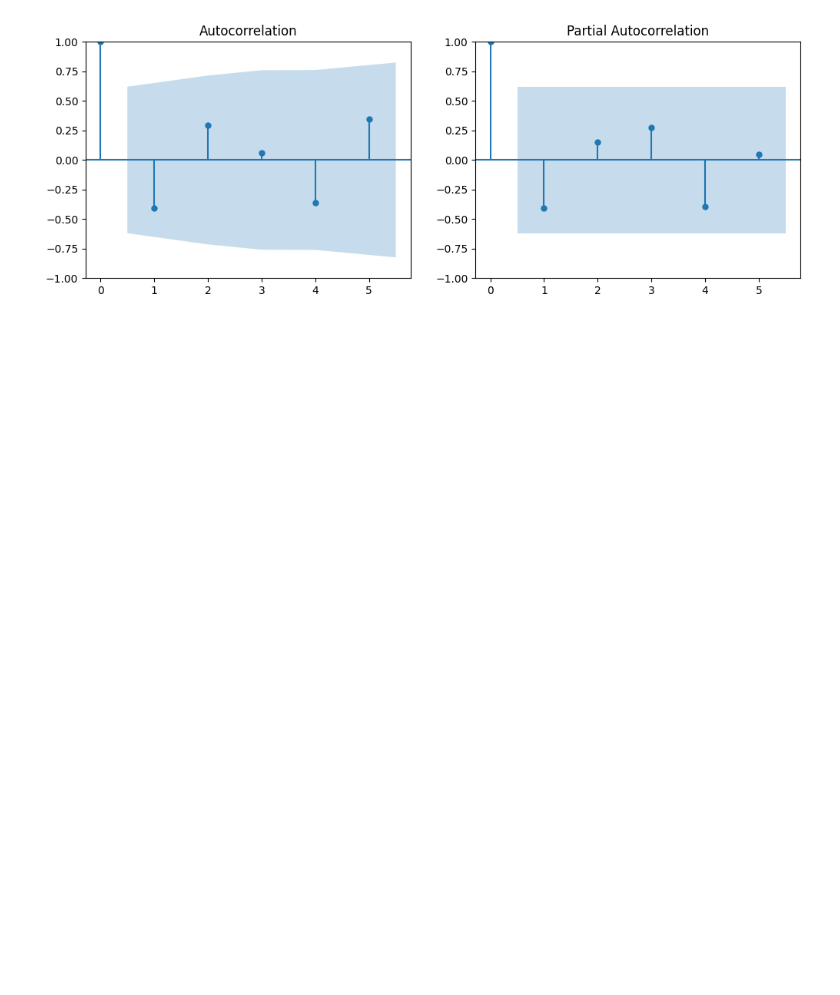
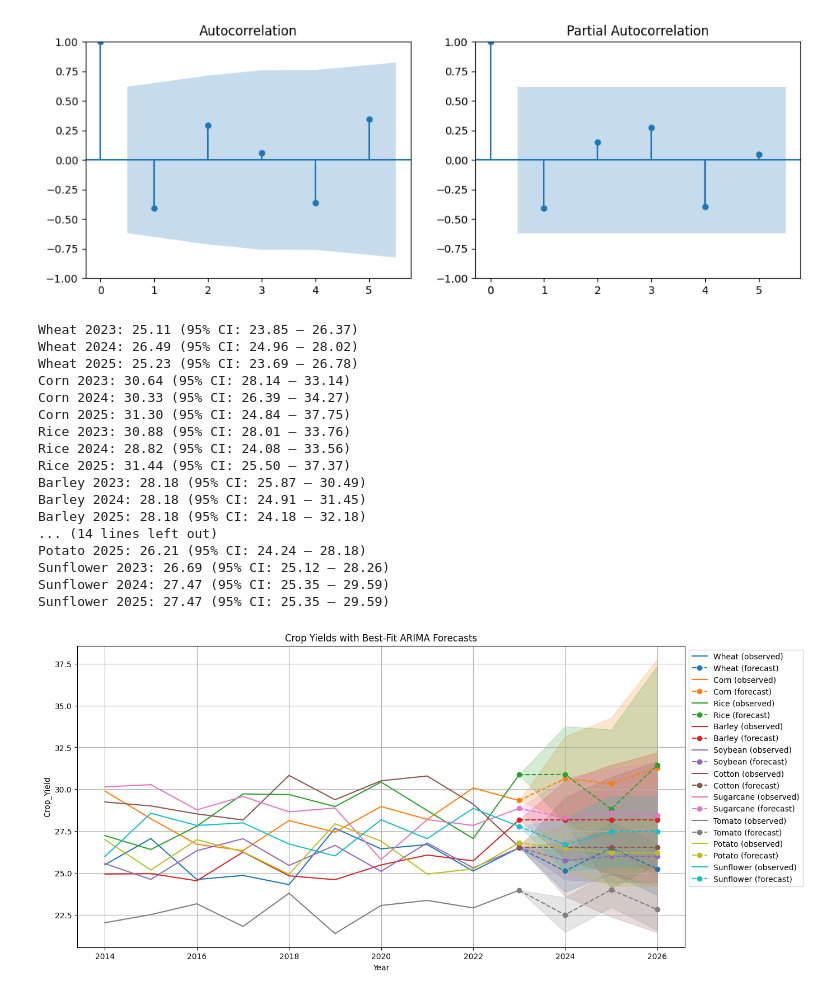
Before and after one commit to probsnotjeremy/Agricultural_Testing, a Jupyter notebook: ARIMA.ipynb, the cells around one changed output. Drawn from its saved outputs; the diff is of its cells as text; code cells hidden in the pictures; blank space fills up the shorter version.

```diff
--- a/ARIMA.ipynb
+++ b/ARIMA.ipynb
@@ -286,0 +502,32 @@ plt.show()
+# %%
+# Step 1: Find best ARIMA orders
+results_df = find_best_arima_orders(
+    ds, group_col="Crop_Type", time_col="Year", target_col="Crop_Yield",
+    p_range=2, d_range=2, q_range=2
+)
+
+# Step 2: Plot forecasts
+plot_arima_forecasts(
+    ds, results_df,
+    group_col="Crop_Type", time_col="Year", target_col="Crop_Yield",
+    steps=3, save_plots=True
+)
+# %% [output]
+Wheat 2023: 25.11 (95% CI: 23.85 – 26.37)
+Wheat 2024: 26.49 (95% CI: 24.96 – 28.02)
+Wheat 2025: 25.23 (95% CI: 23.69 – 26.78)
+Corn 2023: 30.64 (95% CI: 28.14 – 33.14)
+Corn 2024: 30.33 (95% CI: 26.39 – 34.27)
+Corn 2025: 31.30 (95% CI: 24.84 – 37.75)
+Rice 2023: 30.88 (95% CI: 28.01 – 33.76)
+Rice 2024: 28.82 (95% CI: 24.08 – 33.56)
+Rice 2025: 31.44 (95% CI: 25.50 – 37.37)
+Barley 2023: 28.18 (95% CI: 25.87 – 30.49)
+Barley 2024: 28.18 (95% CI: 24.91 – 31.45)
+Barley 2025: 28.18 (95% CI: 24.18 – 32.18)
+... (14 lines left out)
+Potato 2025: 26.21 (95% CI: 24.24 – 28.18)
+Sunflower 2023: 26.69 (95% CI: 25.12 – 28.26)
+Sunflower 2024: 27.47 (95% CI: 25.35 – 29.59)
+Sunflower 2025: 27.47 (95% CI: 25.35 – 29.59)
+[figure, added]
```
Also changed, not shown: parts of 4 cells of this notebook, 10 other files.
